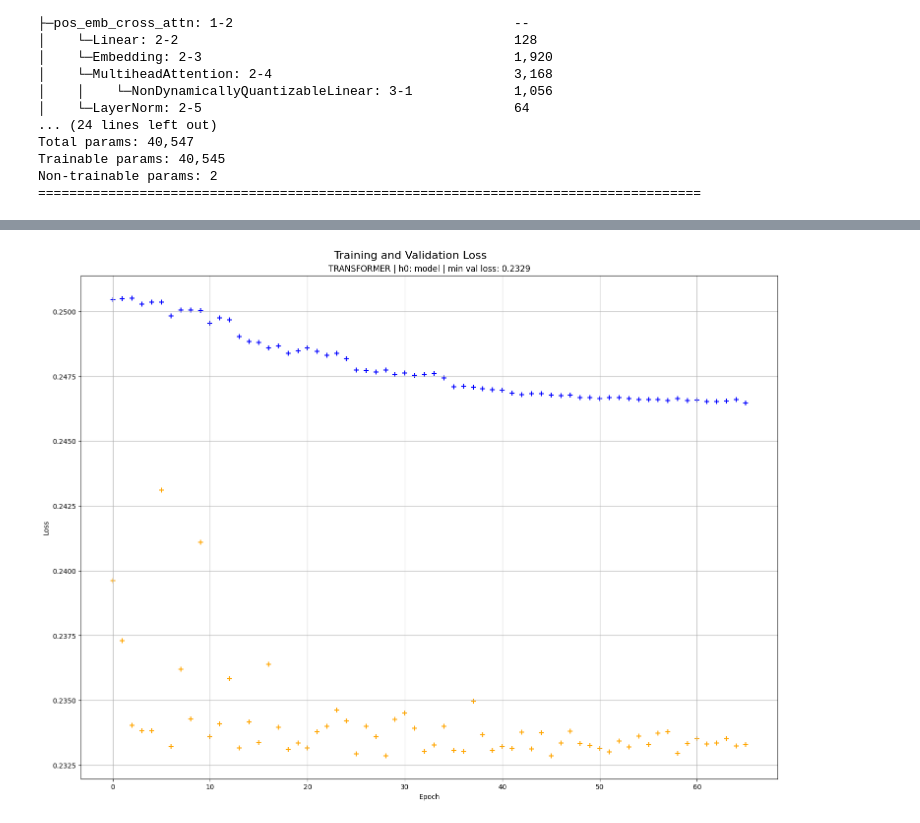
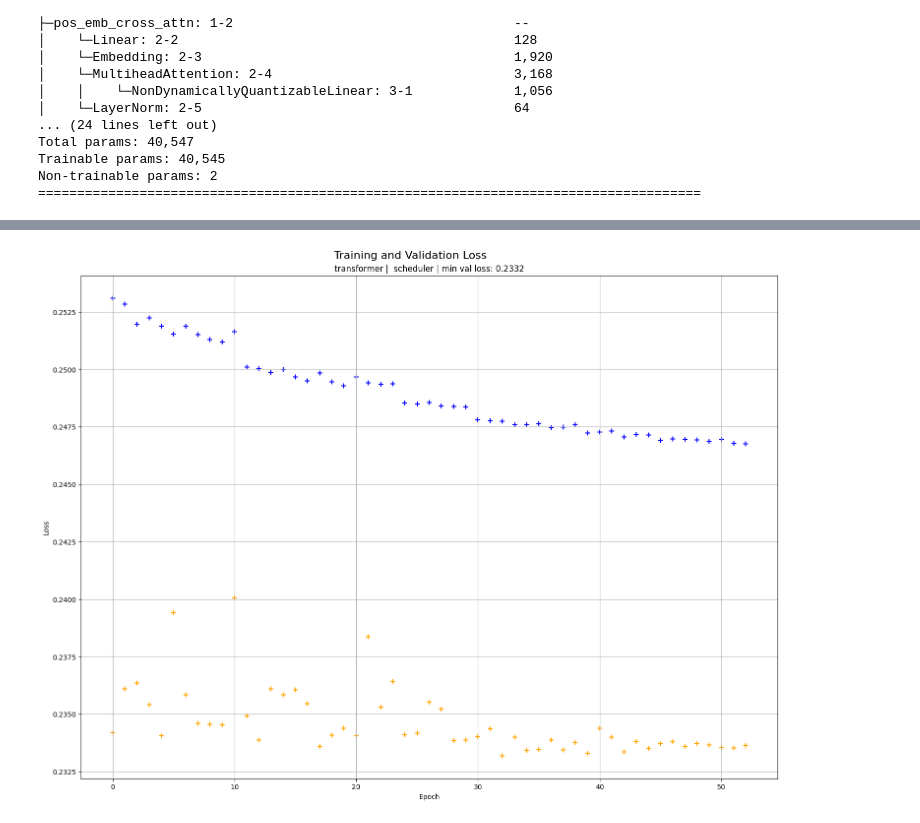
Before and after one commit to martinmf-dev/Realized_Volatility_Prediction_-erdos_deeplearning-, a Jupyter notebook: NNetwork/Transformer_with_frozen_conv.ipynb, the cells around one changed output, grey strips where cells are left out. Saved outputs shown, nothing was run; the diff lists cells and outputs as text; code cells hidden in the pictures.

Commit message:
Transformer with scheduler run

```diff
--- a/NNetwork/Transformer_with_frozen_conv.ipynb
+++ b/NNetwork/Transformer_with_frozen_conv.ipynb
@@ -379,3 +377,12 @@ Non-trainable params: 2
 =====================================================================================
 # %%
 training.reg_training_loop_rmspe(optimizer=optimizer,model=trans_encoder_model,train_loader=train_loader,val_loader=test_loader,ot_steps=20,report_interval=5,n_epochs=200,list_train_loss=train_loss,list_val_loss=val_loss,device=device,eps=1e-6)
+# %%
+# torch.save(train_loss, "train_loss_signal.pt")
+# torch.save(val_loss, "val_loss_signal.pt")
+
+train_loss = torch.load("train_loss_signal.pt")
+val_loss = torch.load("val_loss_signal.pt")
+# %%
+vis_dict={("transformer","signal"):{"train_loss": train_loss[10:],"val_loss": val_loss[10:]}}
+visualization.training_plots(vis_dict, fig_width=8)
@@ -469,10 +478,14 @@ OrderedDict([('frozen_conv.frozen_conv.weight',
+# %%
+# torch.save(train_loss, "train_loss_scheduler.pt")
+# torch.save(val_loss, "val_loss_scheduler.pt")
+
+train_loss = torch.load("train_loss_scheduler.pt")
+val_loss = torch.load("val_loss_scheduler.pt")
 # %%
 from proj_mod import visualization
 
-train_loss_cut = train_loss[10:]
-val_loss_cut = val_loss[10:]
 
-vis_dict={("transformer","model"):{"train_loss": train_loss_cut,"val_loss": val_loss_cut}}
+vis_dict={("transformer","scheduler"):{"train_loss": train_loss[5:],"val_loss": val_loss[5:]}}
 visualization.training_plots(vis_dict)
 # %% [output]
-[figure, old version]
+[figure, new version]
```
Also changed, not shown: parts of 7 cells of this notebook, 7 other files.
